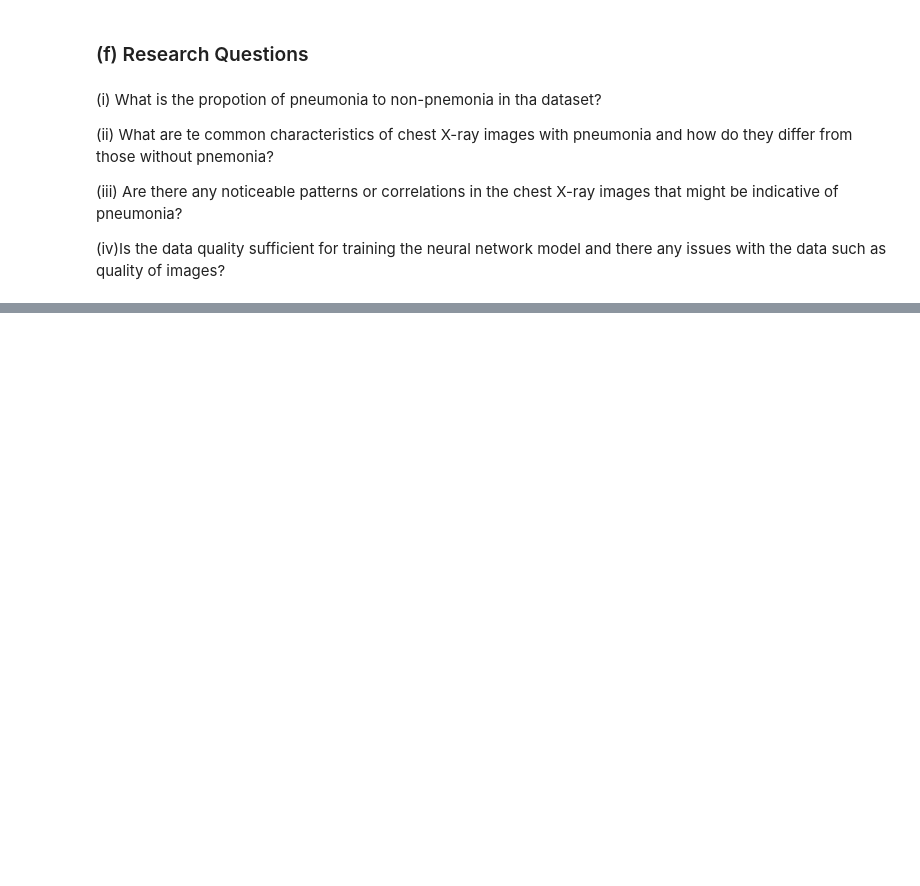
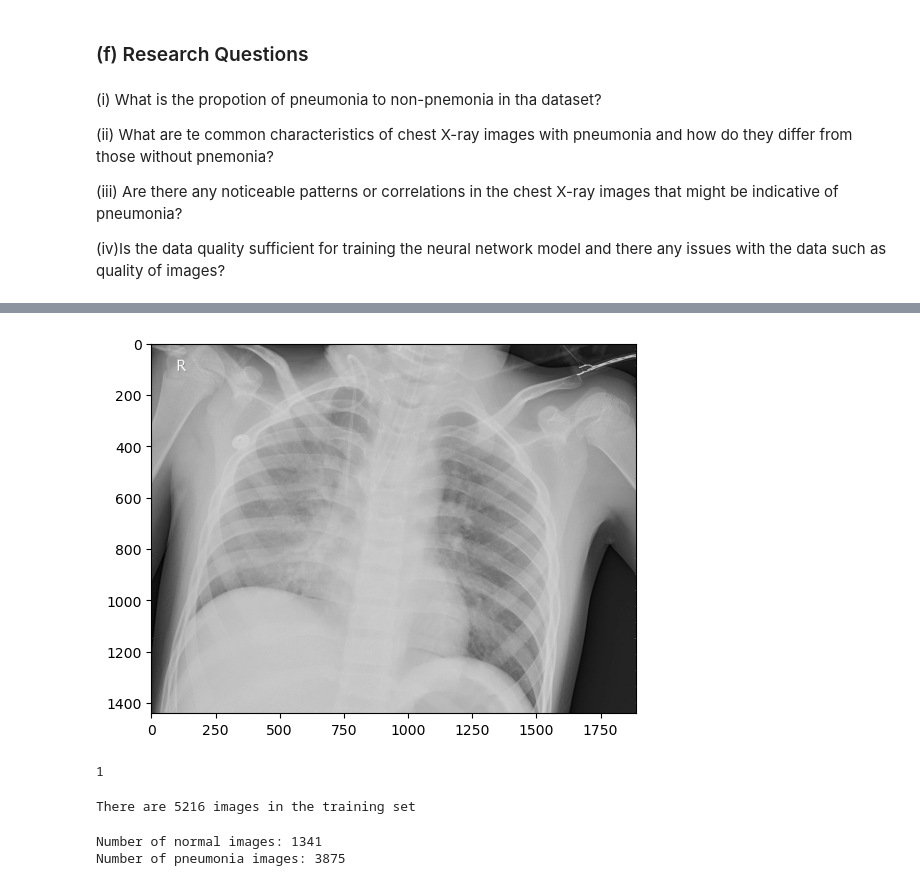
Before and after one commit to KimberlyWairimu/Phase-4-Project, a Jupyter notebook: The Notebook.ipynb, the cells around one changed output, grey strips where cells are left out. Drawn from its saved outputs; the diff is of its cells as text; code cells hidden in the pictures; blank space fills up the shorter version.

```diff
--- a/The Notebook.ipynb
+++ b/The Notebook.ipynb
@@ -61,0 +99,25 @@ To develop a neural network that can accurately detect pneumonia from the chest
+# %%
+#viewing the 2000th image
+plt.imshow(images[2000], cmap='gray')
+plt.show()
+print(labels[2000])
+# %% [output]
+[figure, added]
+1
+# %%
+# checking the length of the images in the traintest
+print(f"There are {len(images)} images in the training set")
+# %% [output]
+There are 5216 images in the training set
+# %%
+# counting of normal images
+normal_count = labels.count(0)
+
+# counting of pneumonia images
+pneumonia_count = labels.count(1)
+
+print(f"Number of normal images: {normal_count}")
+print(f"Number of pneumonia images: {pneumonia_count}")
+# %% [output]
+Number of normal images: 1341
+Number of pneumonia images: 3875
```
Also changed, not shown: parts of 14 cells of this notebook.
